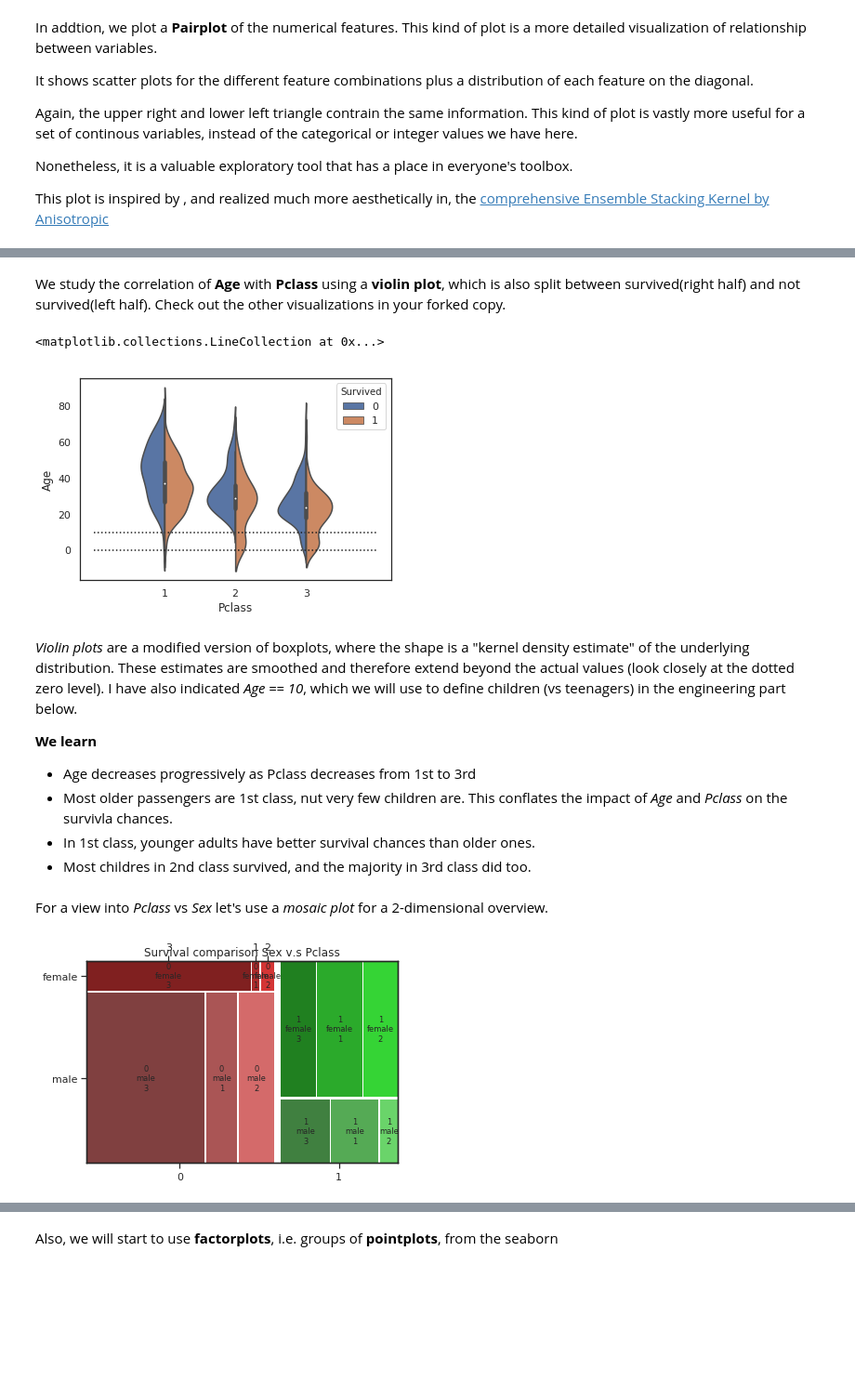
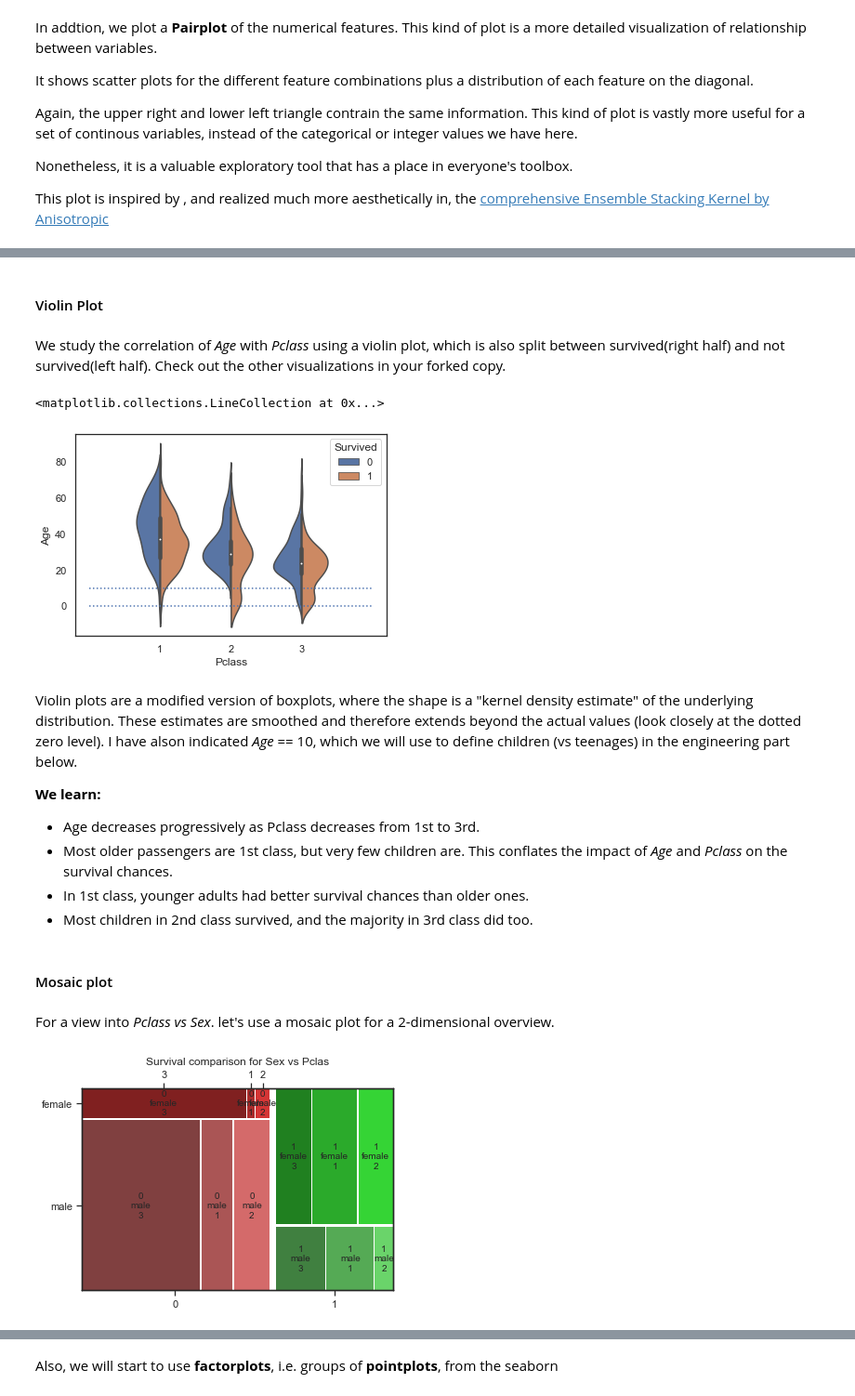
Before and after one commit to SANGSEOSEO/philosophy_datascience, a Jupyter notebook: 08.Kaggle_Dacon/titanic/titanic-for-python.ipynb, the cells around one changed output, grey strips where cells are left out. Shown at 93% size. Saved outputs shown, nothing was run; the diff lists cells and outputs as text; code cells hidden in the pictures; blank space fills up the shorter version.

Commit message:
fairplot, mosaic plot

```diff
--- a/08.Kaggle_Dacon/titanic/titanic-for-python.ipynb
+++ b/08.Kaggle_Dacon/titanic/titanic-for-python.ipynb
@@ -600,23 +595,28 @@ sns.distplot(male_nonsurv["Age"].dropna().values, bins=range(0, 81, 1), kde=Fals
+# %% [markdown]
+#### Violin Plot
 # %% [markdown]
-We study the correlation of **Age** with **Pclass** using a **violin plot**, which is also split between survived(right half) and not survived(left half). Check out the other visualizations in your forked copy.
+We study the correlation of *Age* with *Pclass* using a violin plot, which is also split between survived(right half) and not survived(left half).
+Check out the other visualizations in your forked copy.
 # %%
-sns.violinplot(x="Pclass", y="Age", hue="Survived",data=train, split=True)
-plt.hlines([0, 10], xmin=-1, xmax=3 ,linestyles="dotted")
+sns.violinplot(x="Pclass", y="Age", hue="Survived", data = train, split=True)
+plt.hlines([0, 10], xmin = -1, xmax=3, linestyle="dotted")
 # %% [output]
 <matplotlib.collections.LineCollection at 0x...>
-[figure, old version]
+[figure, new version]
 # %% [markdown]
-*Violin plots* are a modified version of boxplots, where the shape is a "kernel density estimate" of the underlying distribution. These estimates are smoothed and therefore extend beyond the actual values (look closely at the dotted zero level). I have also indicated *Age == 10*, which we will use to define children (vs teenagers) in the engineering part below.
+Violin plots are a modified version of boxplots, where the shape is a "kernel density estimate" of the underlying distribution.
+These estimates are smoothed and therefore extends beyond the actual values (look closely at the dotted zero level). I have alson indicated *Age* == 10, which we will use to define children (vs teenages) in the engineering part below.
 
-**We learn**
-
-- Age decreases progressively as Pclass decreases from 1st to 3rd
-- Most older passengers are 1st class, nut very few children are. This conflates the impact of *Age* and *Pclass* on the survivla chances.
-- In 1st class, younger adults have better survival chances than older ones.
-- Most childres in 2nd class survived, and the majority in 3rd class did too.
+**We learn:**
+* Age decreases progressively as Pclass decreases from 1st to 3rd.
+* Most older passengers are 1st class, but very few children are. This conflates the impact of *Age* and *Pclass* on the survival chances.
+* In 1st class, younger adults had better survival chances than older ones.
+* Most children in 2nd class survived, and the majority in 3rd class did too.
+# %% [markdown]
+#### Mosaic plot
 # %% [markdown]
-For a view into *Pclass* vs *Sex* let's use a *mosaic plot* for a 2-dimensional overview.
+For a view into *Pclass vs Sex*. let's use a mosaic plot for a 2-dimensional overview.
 # %%
-dummy = mosaic(train, ["Survived", "Sex", "Pclass"], gap=0.02, title="Survival comparison Sex v.s Pclass")
+dummy = mosaic(data= train, index = ["Survived", "Sex", "Pclass"], gap = 0.02 ,title="Survival comparison for Sex vs Pclas")
 # %% [output]
-[figure, old version]
+[figure, new version]
```
Also changed, not shown: parts of 7 cells of this notebook.
